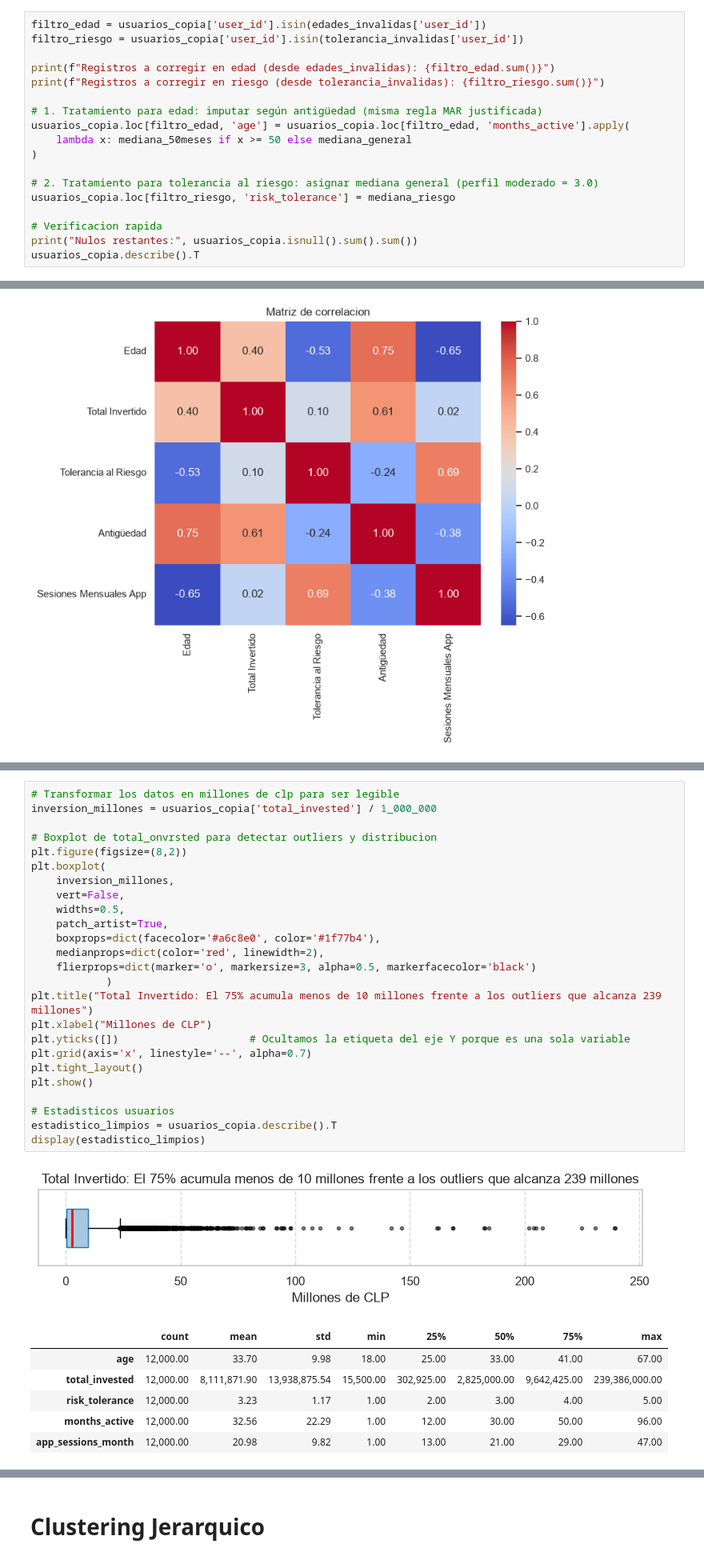
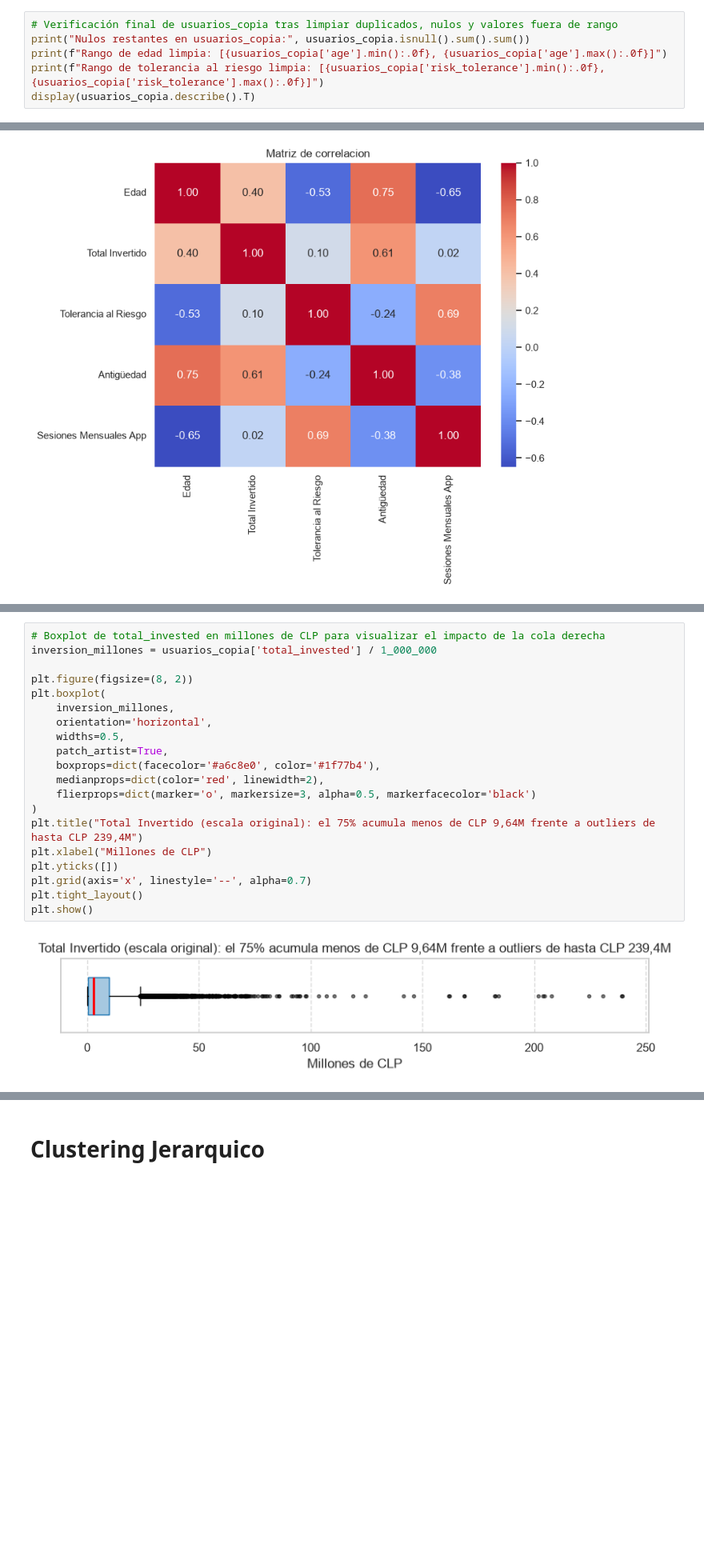
Before and after one commit to fcisternasg/fintual-card-marketing-analytics, a Jupyter notebook: Taller_Fintual.ipynb, the cells around one changed output, grey strips where cells are left out. Shown at 80% size. Saved outputs shown, nothing was run; the diff lists cells and outputs as text; blank space fills up the shorter version.

```diff
--- a/Taller_Fintual.ipynb
+++ b/Taller_Fintual.ipynb
@@ -330,19 +474,7 @@ En la fase de diagnóstico se identificaron dos tipos de anomalías de rango en
 # %%
-filtro_edad = usuarios_copia['user_id'].isin(edades_invalidas['user_id'])
-filtro_riesgo = usuarios_copia['user_id'].isin(tolerancia_invalidas['user_id'])
-
-print(f"Registros a corregir en edad (desde edades_invalidas): {filtro_edad.sum()}")
-print(f"Registros a corregir en riesgo (desde tolerancia_invalidas): {filtro_riesgo.sum()}")
-
-# 1. Tratamiento para edad: imputar según antigüedad (misma regla MAR justificada)
-usuarios_copia.loc[filtro_edad, 'age'] = usuarios_copia.loc[filtro_edad, 'months_active'].apply(
-    lambda x: mediana_50meses if x >= 50 else mediana_general
-)
-
-# 2. Tratamiento para tolerancia al riesgo: asignar mediana general (perfil moderado = 3.0)
-usuarios_copia.loc[filtro_riesgo, 'risk_tolerance'] = mediana_riesgo
-
-# Verificacion rapida
-print("Nulos restantes:", usuarios_copia.isnull().sum().sum())
-usuarios_copia.describe().T
+# Verificación final de usuarios_copia tras limpiar duplicados, nulos y valores fuera de rango
+print("Nulos restantes en usuarios_copia:", usuarios_copia.isnull().sum().sum())
+print(f"Rango de edad limpia: [{usuarios_copia['age'].min():.0f}, {usuarios_copia['age'].max():.0f}]")
+print(f"Rango de tolerancia al riesgo limpia: [{usuarios_copia['risk_tolerance'].min():.0f}, {usuarios_copia['risk_tolerance'].max():.0f}]")
+display(usuarios_copia.describe().T)
 # %% [output]
@@ -413,34 +623,23 @@ plt.show()
 # %%
-# Transformar los datos en millones de clp para ser legible
+# Boxplot de total_invested en millones de CLP para visualizar el impacto de la cola derecha
 inversion_millones = usuarios_copia['total_invested'] / 1_000_000
 
-# Boxplot de total_onvrsted para detectar outliers y distribucion
-plt.figure(figsize=(8,2))
+plt.figure(figsize=(8, 2))
 plt.boxplot(
     inversion_millones,
-    vert=False,
+    orientation='horizontal',
     widths=0.5,
     patch_artist=True,
     boxprops=dict(facecolor='#a6c8e0', color='#1f77b4'),
     medianprops=dict(color='red', linewidth=2),
     flierprops=dict(marker='o', markersize=3, alpha=0.5, markerfacecolor='black')
-            )
-plt.title("Total Invertido: El 75% acumula menos de 10 millones frente a los outliers que alcanza 239 millones")
+)
+plt.title("Total Invertido (escala original): el 75% acumula menos de CLP 9,64M frente a outliers de hasta CLP 239,4M")
 plt.xlabel("Millones de CLP")
-plt.yticks([])                     # Ocultamos la etiqueta del eje Y porque es una sola variable
+plt.yticks([])
 plt.grid(axis='x', linestyle='--', alpha=0.7)
 plt.tight_layout()
 plt.show()
-
-# Estadisticos usuarios
-estadistico_limpios = usuarios_copia.describe().T
-display(estadistico_limpios)
 # %% [output]
-[figure, old version]
+[figure, new version]
-|  | count | mean | std | min | 25% | 50% | 75% | max |
-| age | 12,000.00 | 33.70 | 9.98 | 18.00 | 25.00 | 33.00 | 41.00 | 67.00 |
-| total_invested | 12,000.00 | 8,111,871.90 | 13,938,875.54 | 15,500.00 | 302,925.00 | 2,825,000.00 | 9,642,425.00 | 239,386,000.00 |
-| risk_tolerance | 12,000.00 | 3.23 | 1.17 | 1.00 | 2.00 | 3.00 | 4.00 | 5.00 |
-| months_active | 12,000.00 | 32.56 | 22.29 | 1.00 | 12.00 | 30.00 | 50.00 | 96.00 |
-| app_sessions_month | 12,000.00 | 20.98 | 9.82 | 1.00 | 13.00 | 21.00 | 29.00 | 47.00 |
 # %% [markdown]
```
Also changed, not shown: parts of 63 cells of this notebook.
